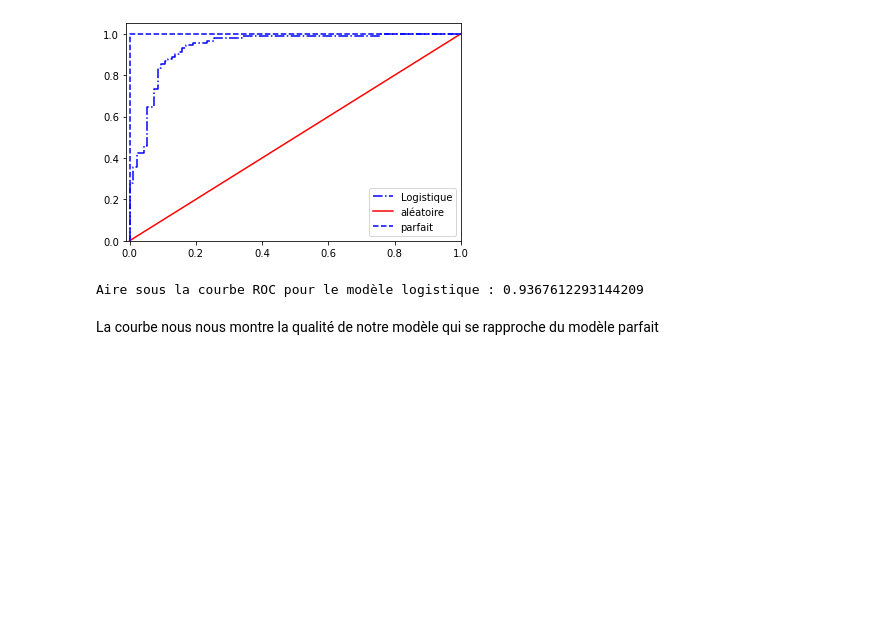
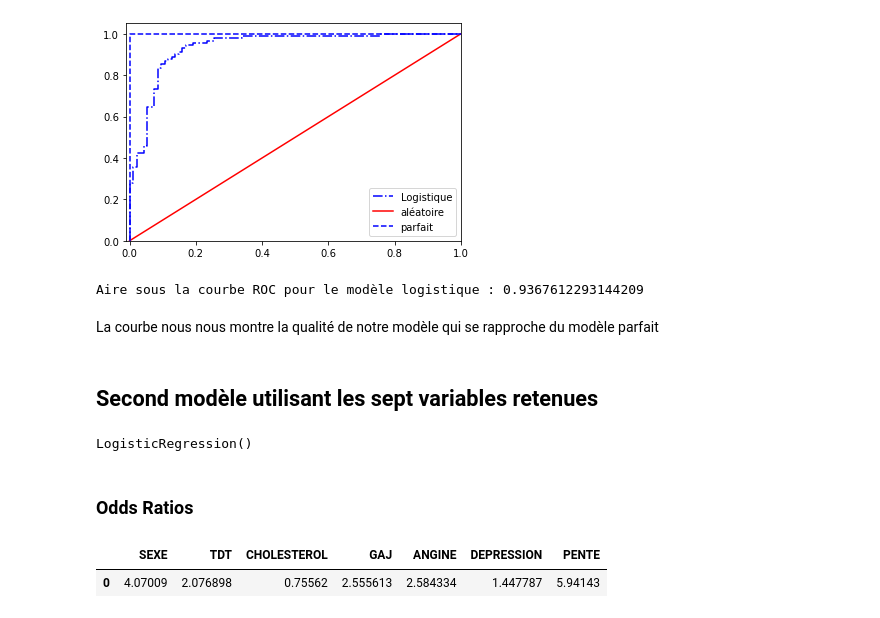
Before and after one commit to kocedric/analyse-de-la-maladie-cardiaque, a Jupyter notebook: pré-processing.ipynb, the cells around one changed output. Cells and saved outputs as stored; diff of their text form; code cells hidden in the pictures; blank space fills up the shorter version.

```diff
--- a/pré-processing.ipynb
+++ b/pré-processing.ipynb
@@ -222,3 +225,5 @@ print("Aire sous la courbe ROC pour le modèle logistique :" , auc_modele)
 Aire sous la courbe ROC pour le modèle logistique : 0.9367612293144209
 # %% [markdown]
 La courbe nous nous montre la qualité de notre modèle qui se rapproche du modèle parfait
+# %% [markdown]
+## Second modèle utilisant les sept variables retenues
@@ -224,0 +234,14 @@ La courbe nous nous montre la qualité de notre modèle qui se rapproche du mod
+# %%
+logistic = LogisticRegression()
+logistic.fit(x_train, y_train)
+# %% [output]
+LogisticRegression()
+# %% [markdown]
+### Odds Ratios
+# %%
+odds_ratio = np.exp(logistic.coef_)
+x_col = pd.DataFrame(odds_ratio, columns=x.columns)
+x_col
+# %% [output]
+|  | SEXE | TDT | CHOLESTEROL | GAJ | ANGINE | DEPRESSION | PENTE |
+| 0 | 4.07009 | 2.076898 | 0.75562 | 2.555613 | 2.584334 | 1.447787 | 5.94143 |
```
Also changed, not shown: parts of 8 cells of this notebook.
